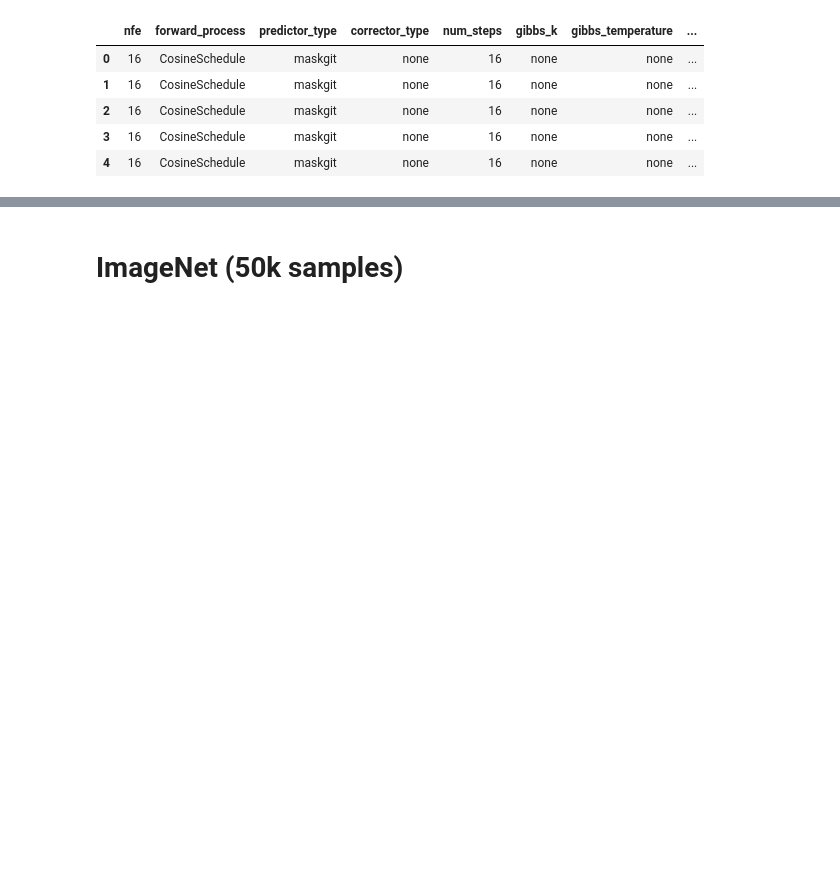
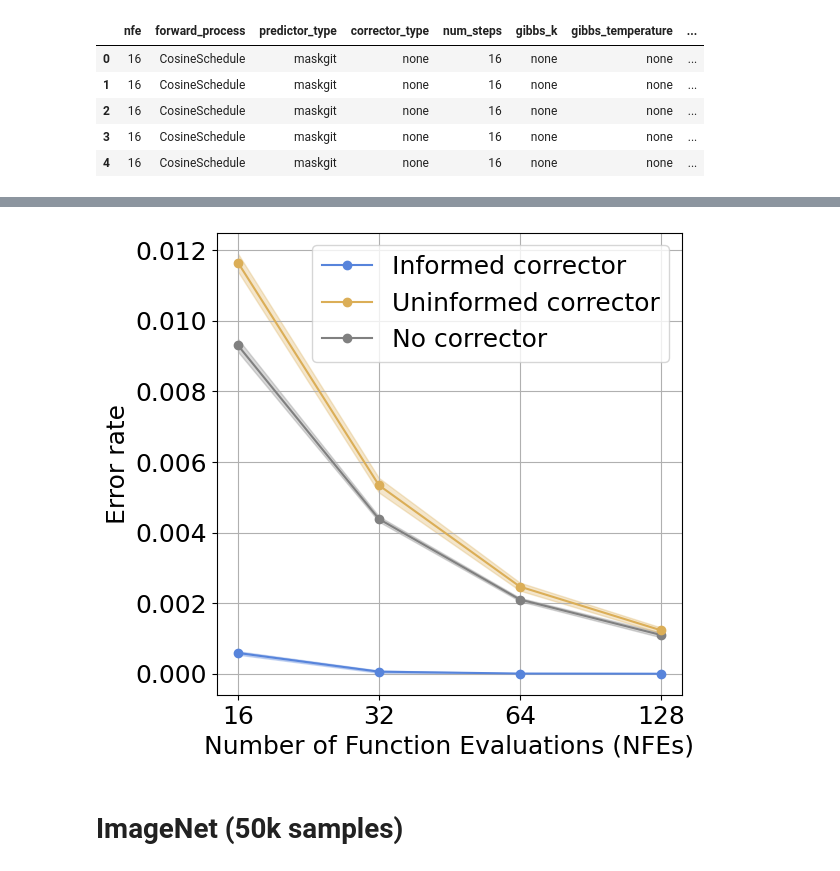
Before and after one commit to matthew9671/maskgit-jax, a Jupyter notebook: notebooks/make_plots.ipynb, the cells around one changed output, grey strips where cells are left out. Cells and saved outputs as stored; diff of their text form; code cells hidden in the pictures; blank space fills up the shorter version.

```diff
--- a/notebooks/make_plots.ipynb
+++ b/notebooks/make_plots.ipynb
@@ -183,3 +213,83 @@ display(best)
+# %%
+df = df_full
+# df["NFE"] = df["num_pstep"] + (df["num_cstep"] * df["num_pstep"]) + 1
+# df = df[df["NFE"] >= 16]
+
+# The parameters are kind of confusing here
+method_mapping = {
+    ("md4", "none"): "No corrector",
+    ("md4", "gibbs"): "Informed corrector",
+    ("md4", "forward_backward"): "Uninformed corrector",
+    ("maskgit", "none"): "MaskGIT (no corrector)",
+}
+
+color_mapping = {
+    ("md4", "none"): 'grey',
+    ("md4", "gibbs"): palette[6],
+    ("md4", "forward_backward"): palette[1],
+    ("maskgit", "none"): palette[0],
+}
+
+
+# Apply mapping function to correctly label methods
+def get_corrected_method_label(row):
+    key = (row["predictor_type"], row["corrector_type"])
+    return method_mapping.get(key, "Other")
+
+df["method_label"] = df.apply(get_corrected_method_label, axis=1)
+
+# Filter only relevant methods
+corrected_filtered_df = df[df["method_label"] != "Other"]
+
+# Plot with all four groups
+fig = plt.figure(figsize=(6, 6))
+for label, group in corrected_filtered_df.groupby("method_label"):
+    group = group.sort_values("nfe")
+    plt.plot(group["nfe"], group["error_rate_mean"], marker="o", linestyle="-",
+             label=label,
+             color=color_mapping.get(tuple(group[["predictor_type", "corrector_type"]].iloc[0])))
+    # Plot the std as well
+    plt.fill_between(group["nfe"], group["error_rate_mean"] - group["error_rate_std"],
+                        group["error_rate_mean"] + group["error_rate_std"], alpha=0.3,
+                        color=color_mapping.get(tuple(group[["predictor_type", "corrector_type"]].iloc[0])))
+
+plt.xlabel("Number of Function Evaluations (NFEs)",fontsize=18)
+plt.ylabel("Error rate",fontsize=18)
+# plt.title("Comparison of Diffusion Sampling Methods")
+# plt.legend()
+
+# Define the desired order of legend entries
+legend_order = [
+    "Informed corrector",
+    "Uninformed corrector",
+    "No corrector",
+    "MaskGIT (no corrector)",
+]
+
+# Get the legend handles and labels
+handles, labels = plt.gca().get_legend_handles_labels()
+
+# Reorder them based on the defined order
+ordered_handles_labels = sorted(zip(handles, labels), key=lambda x: legend_order.index(x[1]))
+
+# Unzip handles and labels
+ordered_handles, ordered_labels = zip(*ordered_handles_labels)
+
+# Apply the ordered legend
+plt.legend(ordered_handles, ordered_labels,fontsize=18)
+
+
+plt.xscale("log")
+plt.yticks(fontsize=18)
+plt.xticks([16, 32, 64, 128],fontsize=18)
+plt.gca().get_xaxis().set_major_formatter(ticker.ScalarFormatter())
+plt.minorticks_off()
+plt.grid(True)
+plt.show()
+
+fig.savefig("synthetic_error_rates.pdf", bbox_inches='tight')
+# %% [output]
+[figure, added]
 # %% [markdown]
 # ImageNet (50k samples)
 # %%
```
Also changed, not shown: parts of 8 cells of this notebook, 13 other files.
